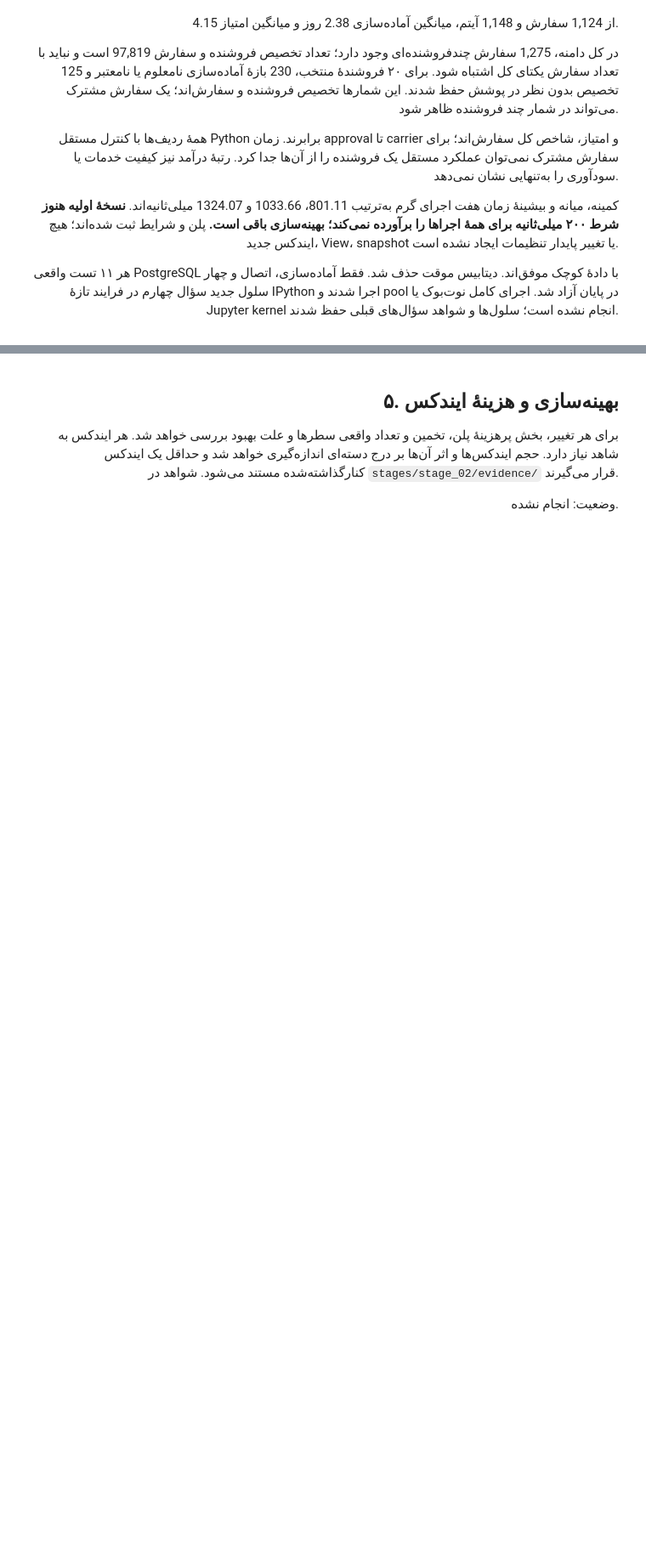
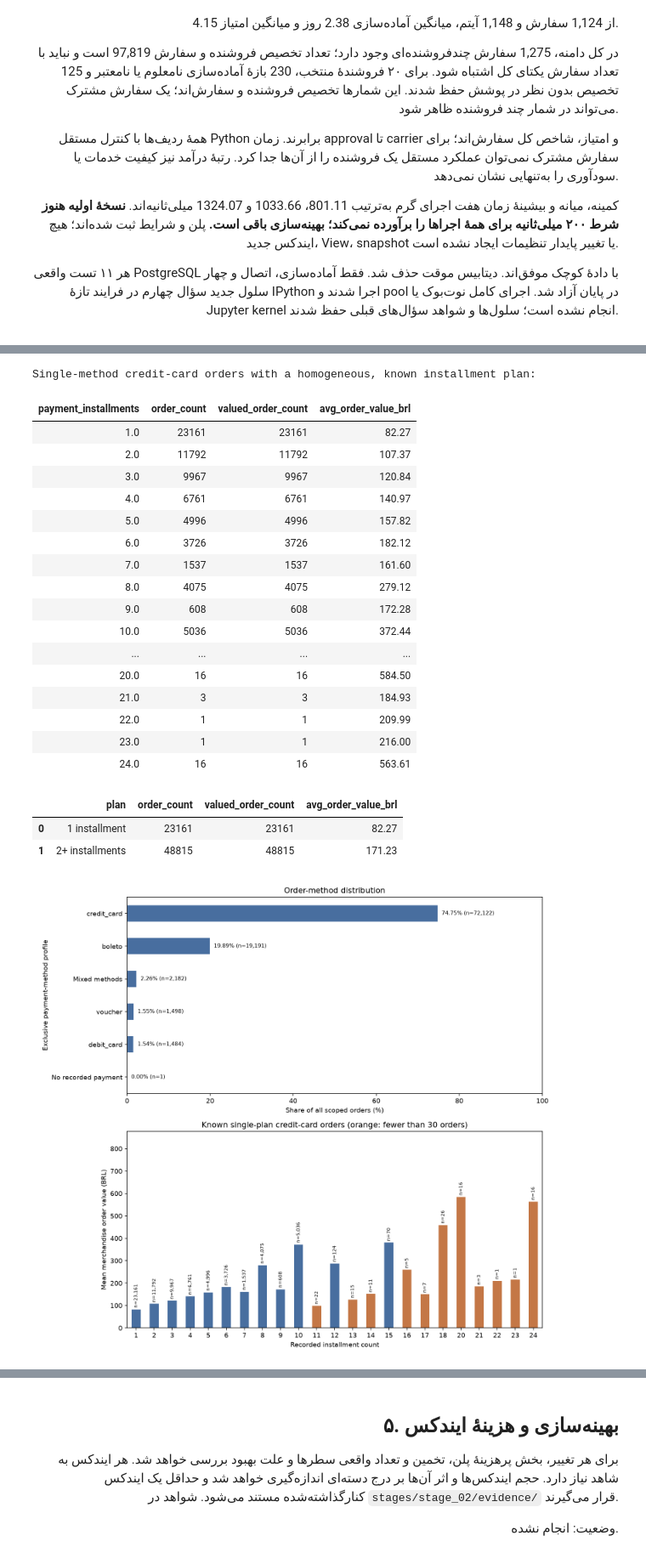
Before and after one commit to Ehsan-soveyzi/data_factory, a Jupyter notebook: stages/stage_02/solution.ipynb, the cells around one changed output, grey strips where cells are left out. Shown at 85% size. Drawn from its saved outputs; the diff is of its cells as text; code cells hidden in the pictures; blank space fills up the shorter version.

```diff
--- a/stages/stage_02/solution.ipynb
+++ b/stages/stage_02/solution.ipynb
@@ -1938,0 +2051,67 @@ Benchmark: stages/stage_02/evidence/benchmarks/q4_top_seller_performance_baselin
+# %%
+q5_cards = q5_profiles[(q5_profiles["payment_method_kind"] == "single_method")
+    & (q5_profiles["payment_type"] == "credit_card")
+    & (q5_profiles["installment_kind"] == "single_plan")].sort_values("payment_installments").copy()
+print("Single-method credit-card orders with a homogeneous, known installment plan:")
+display(HTML(q5_cards[["payment_installments", "order_count", "valued_order_count",
+                       "avg_order_value_brl"]].to_html(index=False, na_rep="-")))
+q5_card_comparison_rows = []
+for label, subset in [("1 installment", q5_cards[q5_cards["payment_installments"] == 1]),
+                       ("2+ installments", q5_cards[q5_cards["payment_installments"] >= 2])]:
+    valued = int(subset["valued_order_count"].sum())
+    value = subset["merchandise_value_brl"].sum(min_count=1)
+    q5_card_comparison_rows.append({"plan": label, "order_count": int(subset["order_count"].sum()),
+        "valued_order_count": valued, "avg_order_value_brl": q5_ratio(value, valued)})
+q5_card_comparison = pd.DataFrame(q5_card_comparison_rows)
+display(q5_card_comparison)
+
+import matplotlib.pyplot as plt
+fig, axes = plt.subplots(2, 1, figsize=(11, 10))
+q5_methods.set_index("method_label")["order_share_pct"].astype(float).plot.barh(
+    ax=axes[0], color="#486E9F", xlabel="Share of all scoped orders (%)",
+    ylabel="Exclusive payment-method profile", title="Order-method distribution")
+axes[0].invert_yaxis()
+axes[0].set_xlim(0, 100)
+for position, row in enumerate(q5_methods.itertuples()):
+    axes[0].text(float(row.order_share_pct) + 1, position,
+                 f"{row.order_share_pct}% (n={row.order_count:,})", va="center", fontsize=8)
+card_plot = q5_cards.copy()
+card_plot["installment_label"] = card_plot["payment_installments"].map(lambda value: str(int(value)))
+card_colors = ["#486E9F" if count >= 30 else "#C47746" for count in card_plot["order_count"]]
+card_plot.set_index("installment_label")["avg_order_value_brl"].astype(float).plot.bar(
+    ax=axes[1], color=card_colors, rot=0, xlabel="Recorded installment count",
+    ylabel="Mean merchandise order value (BRL)",
+    title="Known single-plan credit-card orders (orange: fewer than 30 orders)")
+for position, row in enumerate(card_plot.itertuples()):
+    if row.avg_order_value_brl is not None:
+        axes[1].text(position, float(row.avg_order_value_brl) + 12,
+                     f"n={row.order_count:,}", ha="center", fontsize=7, rotation=90)
+axes[1].set_ylim(0, card_plot["avg_order_value_brl"].astype(float).max() * 1.5)
+fig.tight_layout()
+q5_chart_path = PROJECT_ROOT / "stages/stage_02/evidence/quality/q5_payment_methods_installments.png"
+fig.savefig(q5_chart_path, dpi=140)
+plt.close(fig)
+display(Image(filename=str(q5_chart_path)))
+# %% [output]
+Single-method credit-card orders with a homogeneous, known installment plan:
+| payment_installments | order_count | valued_order_count | avg_order_value_brl |
+| 1.0 | 23161 | 23161 | 82.27 |
+| 2.0 | 11792 | 11792 | 107.37 |
+| 3.0 | 9967 | 9967 | 120.84 |
+| 4.0 | 6761 | 6761 | 140.97 |
+| 5.0 | 4996 | 4996 | 157.82 |
+| 6.0 | 3726 | 3726 | 182.12 |
+| 7.0 | 1537 | 1537 | 161.60 |
+| 8.0 | 4075 | 4075 | 279.12 |
+| 9.0 | 608 | 608 | 172.28 |
+| 10.0 | 5036 | 5036 | 372.44 |
+| ... | ... | ... | ... |
+| 20.0 | 16 | 16 | 584.50 |
+| 21.0 | 3 | 3 | 184.93 |
+| 22.0 | 1 | 1 | 209.99 |
+| 23.0 | 1 | 1 | 216.00 |
+| 24.0 | 16 | 16 | 563.61 |
+|  | plan | order_count | valued_order_count | avg_order_value_brl |
+| 0 | 1 installment | 23161 | 23161 | 82.27 |
+| 1 | 2+ installments | 48815 | 48815 | 171.23 |
+[figure, added]
```
Also changed, not shown: parts of 7 cells of this notebook, 15 other files.
